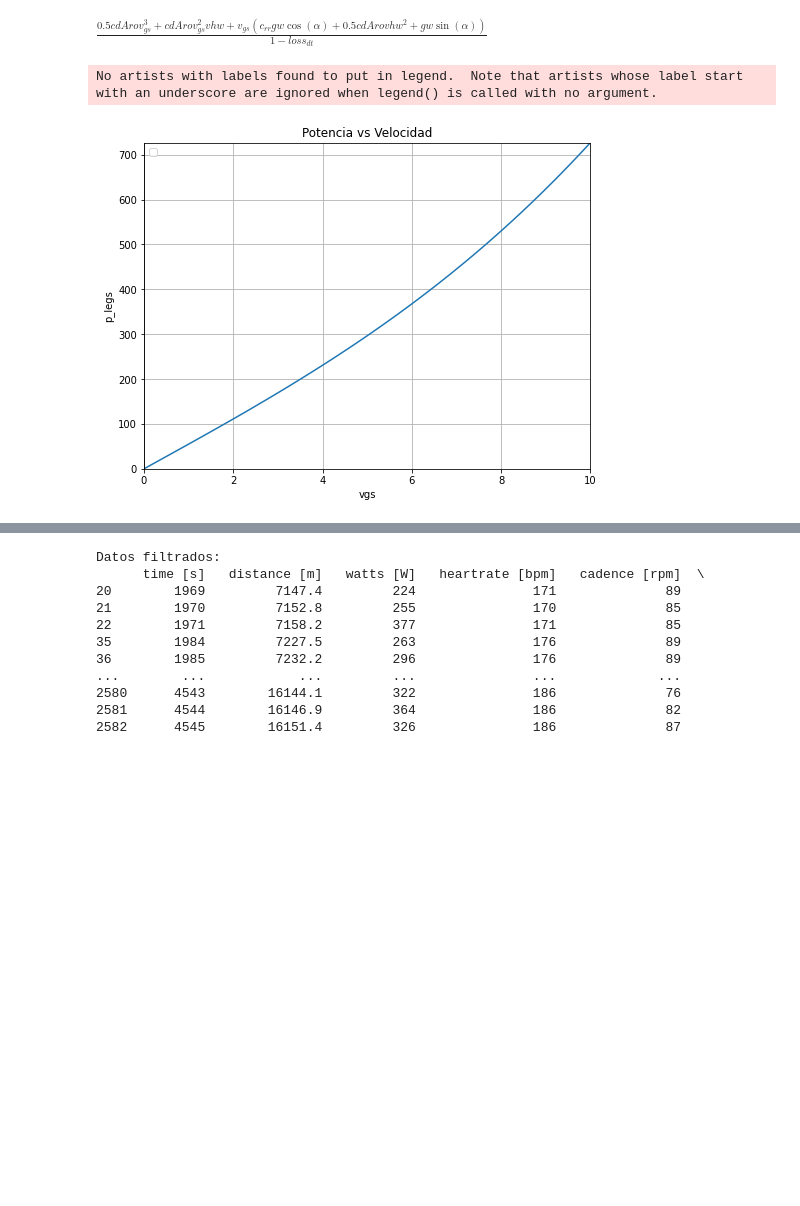
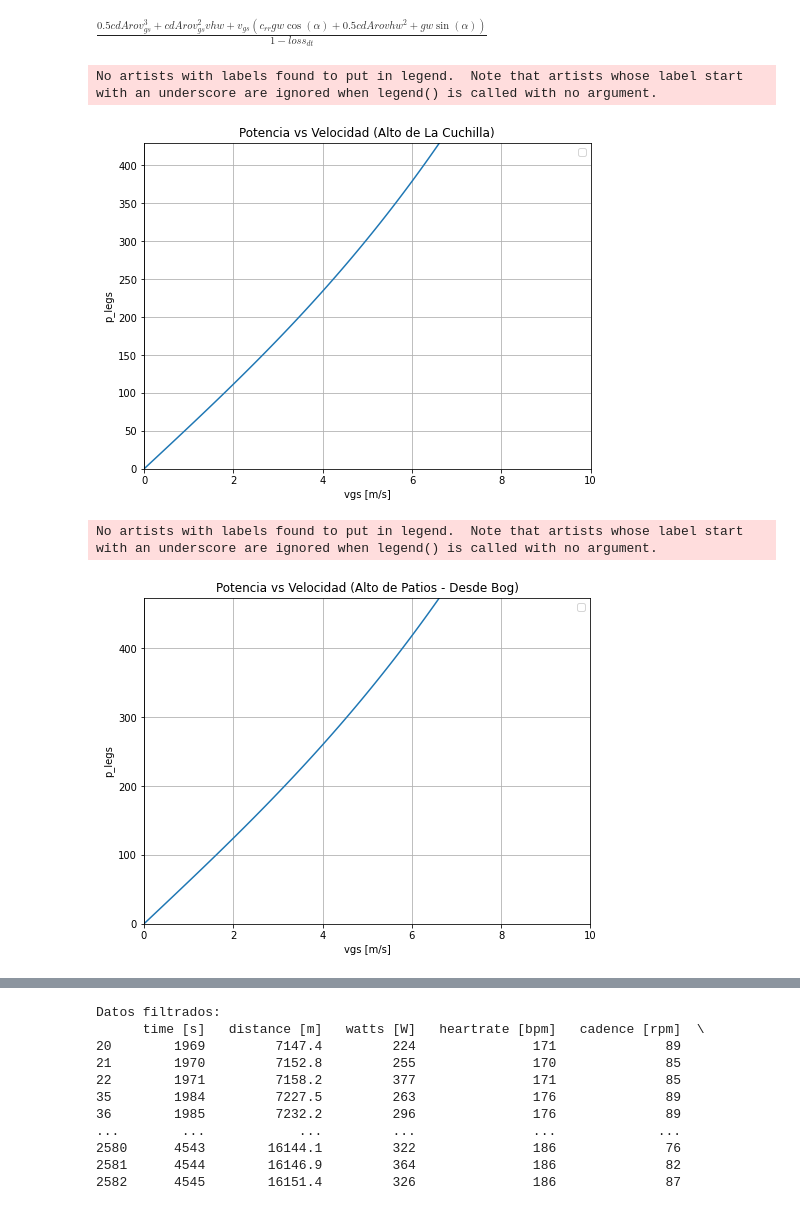
Before and after one commit to JuanGarcia202014347/IMEC-2001-JuanGarcia, a Jupyter notebook: project/Proyecto1_GarciaCamero_ForeroOsuna.ipynb, the cells around one changed output, grey strips where cells are left out. Drawn from its saved outputs; the diff is of its cells as text; code cells hidden in the pictures; blank space fills up the shorter version.

```diff
--- a/project/Proyecto1_GarciaCamero_ForeroOsuna.ipynb
+++ b/project/Proyecto1_GarciaCamero_ForeroOsuna.ipynb
@@ -16,39 +16,61 @@ $\displaystyle \frac{0.5 cdA ro v_{gs}^{3} + cdA ro v_{gs}^{2} vhw + v_{gs} \lef
 # %%
 # Punto 2
 
 import numpy as np
 import matplotlib.pyplot as plt
 
-vgs = np.linspace(start=0, stop=10, num=101)  # Cambiado el rango de vgs a valores positivos
+vgs_cuchilla = np.linspace(start=0, stop=6.62, num=101)  # Cambiado el rango de vgs a valores positivos
+vgs_patios = np.linspace(start=0, stop=6.68, num=101)
 g = 9.81
 w = 83.50
-alpha = 6.2/100
+alpha_cuchilla = 6.2/100
+alpha_patios = 6.9/100
 crr = 5e-3
 cdA = 0.35
-ro = 1
+ro = 1.29 #kg/m^3
 vhw = 0
 lossdt = 2/100
-distancia_cuchilla = 11.12 #kms
+distancia_cuchilla = 11120 #m
+distancia_patios = 5910 #m
 
 def ec1(vgs):
-    return vgs * (((g * w * np.sin(alpha)) + (g * w * np.cos(alpha)) * crr) + (1/2 * cdA * ro * (vhw) ** 2)) + cdA * ro * vhw * vgs ** 2 + (1/2 * cdA * ro * vgs ** 3)/(1-(lossdt))
+    return vgs * (((g * w * np.sin(alpha_cuchilla)) + (g * w * np.cos(alpha_cuchilla)) * crr) + (1/2 * cdA * ro * (vhw) ** 2)) + cdA * ro * vhw * vgs ** 2 + (1/2 * cdA * ro * vgs ** 3)/(1-(lossdt))
 
-p_legs = ec1(vgs)
+def ec2(vgs):
+    return vgs * (((g * w * np.sin(alpha_patios)) + (g * w * np.cos(alpha_patios)) * crr) + (1/2 * cdA * ro * (vhw) ** 2)) + cdA * ro * vhw * vgs ** 2 + (1/2 * cdA * ro * vgs ** 3)/(1-(lossdt))
+
+p_legs_cuchilla = ec1(vgs_cuchilla)
+p_legs_patios = ec2(vgs_patios)
 
 
 plt.figure(figsize=(8, 6))
-plt.plot(vgs, p_legs)
-plt.xlabel('vgs')
+plt.plot(vgs, p_legs_cuchilla)
+plt.xlabel('vgs [m/s]')
 plt.ylabel('p_legs')
-plt.title('Potencia vs Velocidad')
+plt.title('Potencia vs Velocidad (Alto de La Cuchilla)')
 plt.legend()
 plt.grid(True)
 plt.axhline(0, color='black', linewidth=0.5)
 plt.axvline(0, color='black', linewidth=0.5)
 plt.xlim(0, 10)
-plt.ylim(0, max(p_legs))
+plt.ylim(0, max(p_legs_cuchilla))
 plt.show()
+
+plt.figure(figsize=(8, 6))
+plt.plot(vgs, p_legs_patios)
+plt.xlabel('vgs [m/s]')
+plt.ylabel('p_legs')
+plt.title('Potencia vs Velocidad (Alto de Patios - Desde Bog)')
+plt.legend()
+plt.grid(True)
+plt.axhline(0, color='black', linewidth=0.5)
+plt.axvline(0, color='black', linewidth=0.5)
+plt.xlim(0, 10)
+plt.ylim(0, max(p_legs_patios))
+plt.show()
 # %% [output]
 No artists with labels found to put in legend.  Note that artists whose label start with an underscore are ignored when legend() is called with no argument.
-[figure, old version]
+[figure, new version]
+No artists with labels found to put in legend.  Note that artists whose label start with an underscore are ignored when legend() is called with no argument.
+[figure, added]
 # %%
```
Also changed, not shown: parts of 5 cells of this notebook.
